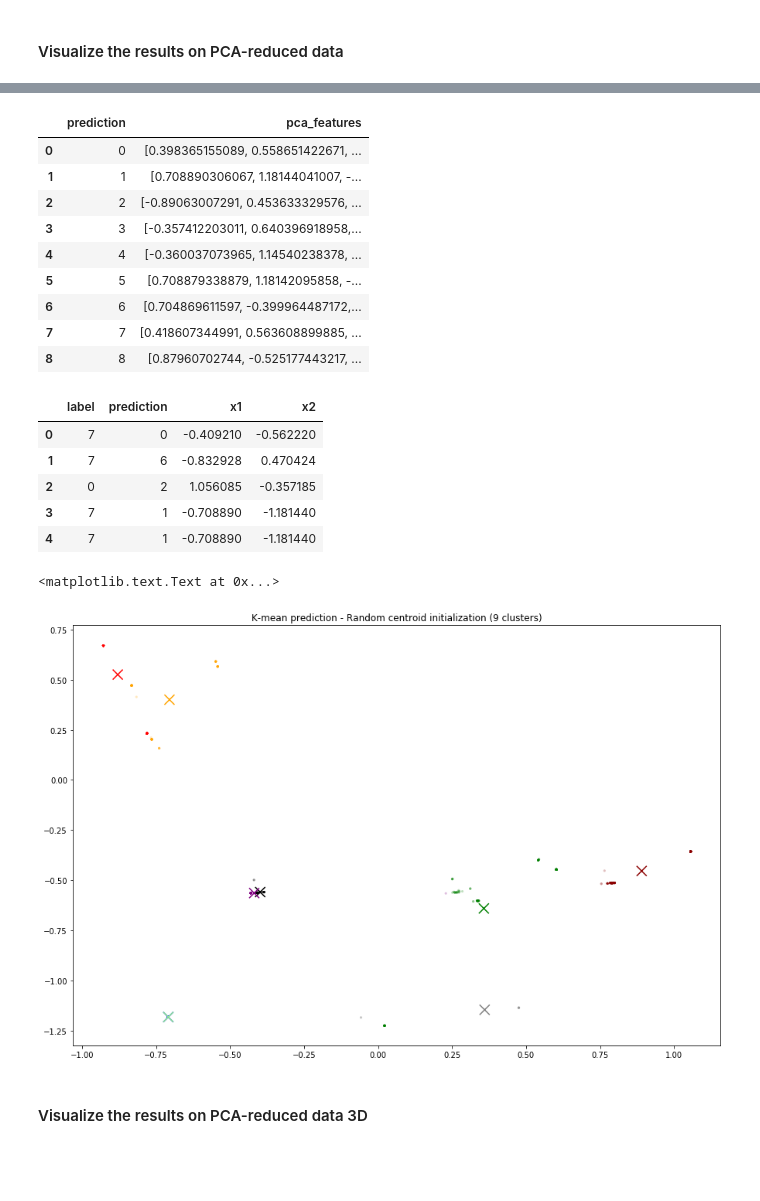
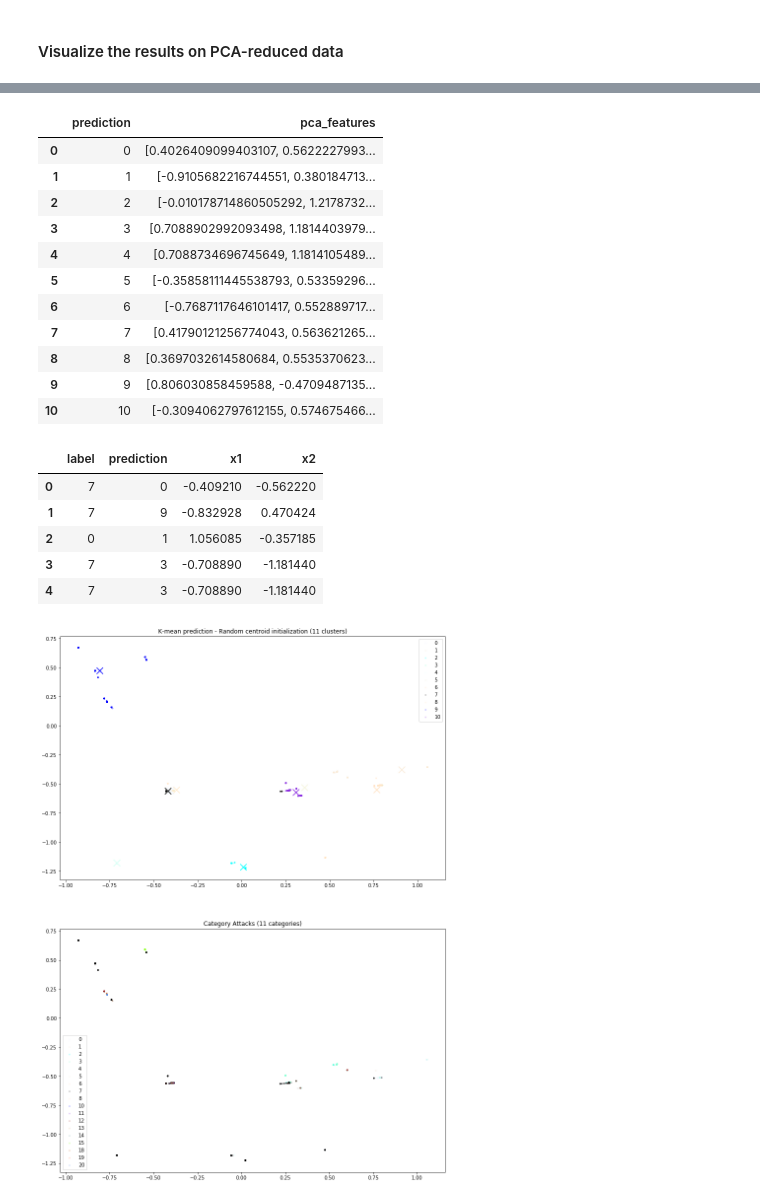
Before and after one commit to jbaquerot/SecurityDataScience, a Jupyter notebook: 06_KDD99_UnsupervisedLearning.ipynb, the cells around one changed output, grey strips where cells are left out. Saved outputs shown, nothing was run; the diff lists cells and outputs as text; code cells hidden in the pictures; blank space fills up the shorter version.

```diff
--- a/06_KDD99_UnsupervisedLearning.ipynb
+++ b/06_KDD99_UnsupervisedLearning.ipynb
@@ -467,5 +467,6 @@ array([ 0.29479691,  0.48615106,  0.56380045,  0.63536068,  0.69545384,
 # %%
 import matplotlib.pyplot as plt
+plt.rcParams['figure.figsize'] = [10, 5]
 # %%
 plt.plot(1 - varianceExplained, drawstyle = 'steps-post')
 plt.title('PCA Reconstruction Error');
@@ -721,7 +722,6 @@ axes[2].set_xlabel("Number of Clusters");
 # %%
 %%time
-n_centroids = 9
-kmeans = KMeans(k = n_centroids, initMode = "random", initSteps = 10,
+kmeans = KMeans(k = 11, initMode = "random", initSteps = 10,
                 featuresCol = "pca_features", maxIter = 10, tol = 1e-3 )
 model = kmeans.fit(trainingData)
 clusterCenters = model.clusterCenters()
@@ -770,15 +770,17 @@ clusterCentersDF = sc.parallelize(
 clusterCentersDF.toPandas()
 # %% [output]
 |  | prediction | pca_features |
-| 0 | 0 | [0.398365155089, 0.558651422671, ... |
-| 1 | 1 | [0.708890306067, 1.18144041007, -... |
-| 2 | 2 | [-0.89063007291, 0.453633329576, ... |
-| 3 | 3 | [-0.357412203011, 0.640396918958,... |
-| 4 | 4 | [-0.360037073965, 1.14540238378, ... |
-| 5 | 5 | [0.708879338879, 1.18142095858, -... |
-| 6 | 6 | [0.704869611597, -0.399964487172,... |
-| 7 | 7 | [0.418607344991, 0.563608899885, ... |
-| 8 | 8 | [0.87960702744, -0.525177443217, ... |
+| 0 | 0 | [0.4026409099403107, 0.5622227993... |
+| 1 | 1 | [-0.9105682216744551, 0.380184713... |
+| 2 | 2 | [-0.010178714860505292, 1.2178732... |
+| 3 | 3 | [0.7088902992093498, 1.1814403979... |
+| 4 | 4 | [0.7088734696745649, 1.1814105489... |
+| 5 | 5 | [-0.35858111445538793, 0.53359296... |
+| 6 | 6 | [-0.7687117646101417, 0.552889717... |
+| 7 | 7 | [0.41790121256774043, 0.563621265... |
+| 8 | 8 | [0.3697032614580684, 0.5535370623... |
+| 9 | 9 | [0.806030858459588, -0.4709487135... |
+| 10 | 10 | [-0.3094062797612155, 0.574675466... |
 # %%
 clusterCenters2D = modelPCA.transform(clusterCentersDF)
 # %%
@@ -787,7 +789,7 @@ centers2D = clusterCenters2D.rdd.map(lambda row: (row["prediction"], row["pca_2D
                                                      x2 = v[1].values.tolist()[1]))\
                             .toDF().toPandas()
 # %%
-n_points = 1000
+n_points = 10000
 points2D = projectedDT.limit(n_points).rdd\
                       .map(lambda row: (row["label"], row["prediction"], row["pca_2D"]))\
                       .map(lambda v: Row(label = v[0],
@@ -800,35 +802,44 @@ points2D.head()
 # %% [output]
 |  | label | prediction | x1 | x2 |
 | 0 | 7 | 0 | -0.409210 | -0.562220 |
-| 1 | 7 | 6 | -0.832928 | 0.470424 |
-| 2 | 0 | 2 | 1.056085 | -0.357185 |
-| 3 | 7 | 1 | -0.708890 | -1.181440 |
-| 4 | 7 | 1 | -0.708890 | -1.181440 |
+| 1 | 7 | 9 | -0.832928 | 0.470424 |
+| 2 | 0 | 1 | 1.056085 | -0.357185 |
+| 3 | 7 | 3 | -0.708890 | -1.181440 |
+| 4 | 7 | 3 | -0.708890 | -1.181440 |
 # %%
 # set colors
+
 from matplotlib import colors
 import six
-colors_ = []
-selected_colors = ['blue', 'red', 'orange', 'green', 'purple', 'black', 'grey', 'darkred', 'lightgreen']
+colors_ = list(six.iteritems(colors.cnames))
 
 # Add the single letter colors.
 for name, rgb in six.iteritems(colors.ColorConverter.colors):
     hex_ = colors.rgb2hex(rgb)
-    if name in selected_colors:
-        colors_.append((name, hex_))
+    colors_.append((name, hex_))
 # %%
-plt.figure(figsize= (15, 10))
+fig, axes = plt.subplots(nrows=2, figsize=(14, 20) )
+ax1, ax2 = axes.ravel()
+
 # Plot the clusters
 for i, color in zip(set(points2D.prediction), colors_):
     idx = np.where(points2D.prediction == i)
-    plt.scatter(points2D.values[idx, 2], points2D.values[idx, 3], c= color, s = 10, label=i, alpha = 0.25, edgecolors='none')
+    ax1.scatter(points2D.values[idx, 2], points2D.values[idx, 3], c=color, s = 10, label=i, alpha = 0.25, edgecolors='none')
     # Plot the centroids as X
-    plt.scatter(centers2D.values[i, 1], centers2D.values[i, 2],
+    ax1.scatter(centers2D.values[i, 1], centers2D.values[i, 2],
             marker='x', s=169, linewidths=3,
             color=color, zorder=10)
-plt.title('K-mean prediction - Random centroid initialization (9 clusters)')
+ax1.set_title('K-mean prediction - Random centroid initialization (11 clusters)')
+ax1.legend()
+
+
+
+#Plot the category values
+for i, color in zip(set(points2D.label), colors_):
+    idx = np.where(points2D.label == i)
+    ax2.scatter(points2D.values[idx, 2], points2D.values[idx, 3], c=color, s = 10, label=i, alpha = 0.25, edgecolors='none')
+
+ax2.set_title('Category Attacks (11 categories)')
+ax2.legend();
 # %% [output]
-<matplotlib.text.Text at 0x...>
-[figure, old version]
+[figure, new version]
-# %% [markdown]
-#### Visualize the results on PCA-reduced data 3D
```
Also changed, not shown: parts of 35 cells of this notebook, 3 other files.
